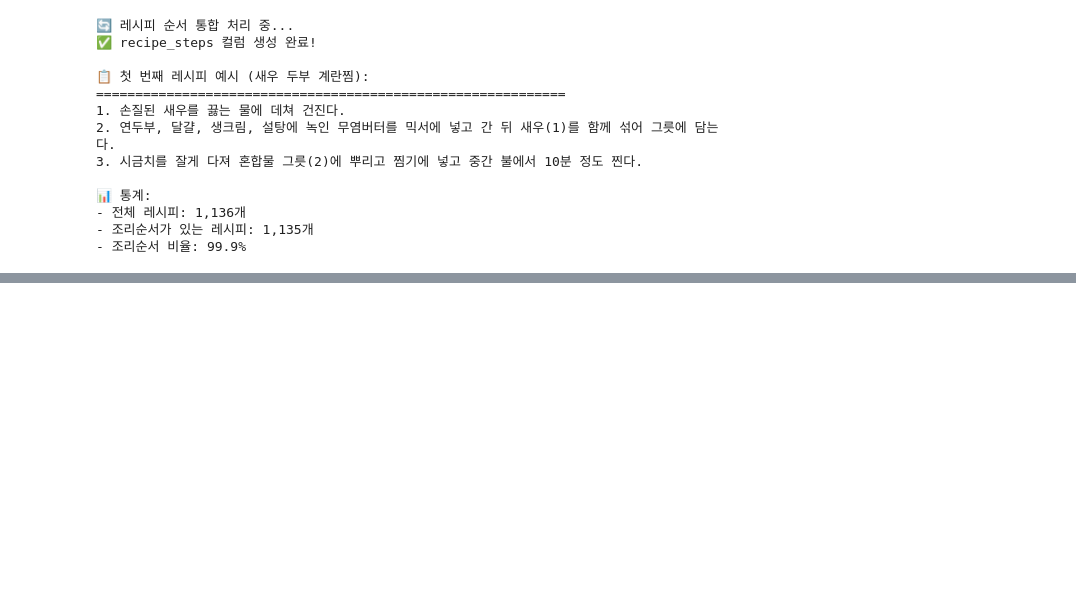
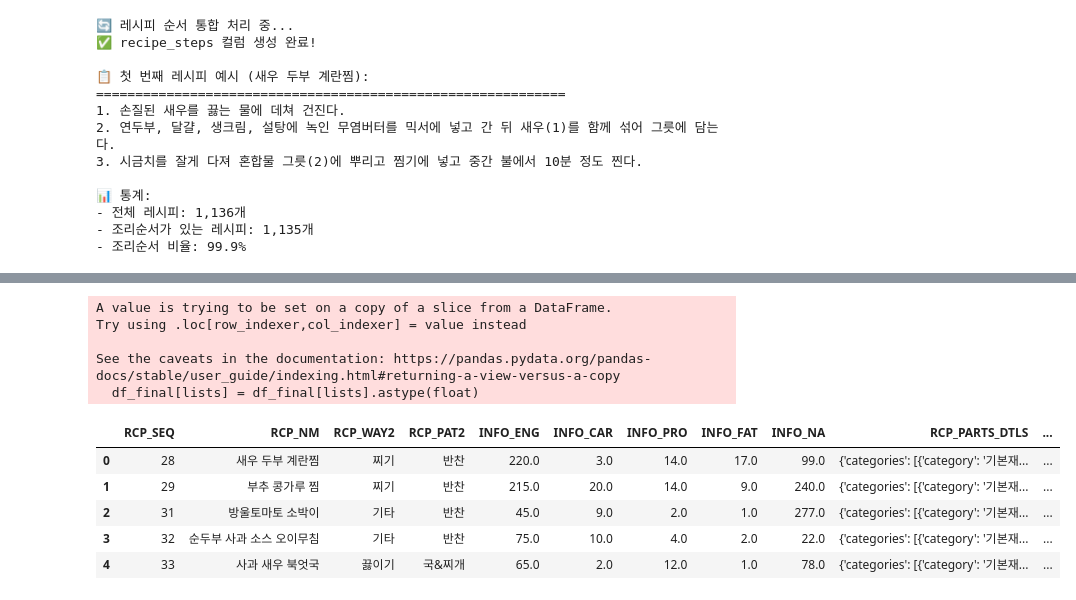
Before and after one commit to HyeonSeongSon/SKN_AFTER_STUDY, a Jupyter notebook: project1/data.ipynb, the cells around one changed output, grey strips where cells are left out. Saved outputs shown, nothing was run; the diff lists cells and outputs as text; code cells hidden in the pictures; blank space fills up the shorter version.

```diff
--- a/project1/data.ipynb
+++ b/project1/data.ipynb
@@ -933,0 +601,27 @@ memory usage: 115.5+ KB
+# %%
+# RCP_PARTS_DTLS 컬럼을 문자열에서 딕셔너리로 변환
+import ast
+
+def convert_string_to_dict(string_dict):
+    """문자열로 된 딕셔너리를 실제 딕셔너리로 변환"""
+    try:
+        return ast.literal_eval(string_dict)
+    except:
+        # 파싱 실패시 빈 딕셔너리 반환
+        return {'categories': []}
+
+print("🔄 RCP_PARTS_DTLS를 문자열에서 딕셔너리로 변환 중...")
+
+# 변환 실행
+df_final['RCP_PARTS_DTLS'] = df_final['RCP_PARTS_DTLS'].apply(convert_string_to_dict)
+
+print("✅ 변환 완료!")
+
+# 결과 확인
+print(f"\n📊 변환 후 데이터 타입: {type(df_final.iloc[0]['RCP_PARTS_DTLS'])}")
+print(f"📋 첫 번째 레시피 재료 정보:")
+first_ingredients = df_final.iloc[0]['RCP_PARTS_DTLS']
+print(f"- 카테고리 개수: {len(first_ingredients['categories'])}")
+print(f"- 첫 번째 카테고리: {first_ingredients['categories'][0]['category']}")
+print(f"- 재료 개수: {len(first_ingredients['categories'][0]['ingredients'])}")
+print(f"- 첫 번째 재료: {first_ingredients['categories'][0]['ingredients'][0]}")
@@ -933,0 +643,9 @@ memory usage: 115.5+ KB
+# %%
+lists = ['INFO_ENG','INFO_CAR','INFO_PRO','INFO_FAT','INFO_NA']
+df_final[lists] = df_final[lists].astype(float)
+# %% [output]
+A value is trying to be set on a copy of a slice from a DataFrame.
+Try using .loc[row_indexer,col_indexer] = value instead
+
+See the caveats in the documentation: https://pandas.pydata.org/pandas-docs/stable/user_guide/indexing.html#returning-a-view-versus-a-copy
+  df_final[lists] = df_final[lists].astype(float)
@@ -933,0 +654,9 @@ memory usage: 115.5+ KB
+# %%
+df_final.head()
+# %% [output]
+|  | RCP_SEQ | RCP_NM | RCP_WAY2 | RCP_PAT2 | INFO_ENG | INFO_CAR | INFO_PRO | INFO_FAT | INFO_NA | RCP_PARTS_DTLS | ... |
+| 0 | 28 | 새우 두부 계란찜 | 찌기 | 반찬 | 220.0 | 3.0 | 14.0 | 17.0 | 99.0 | {'categories': [{'category': '기본재... | ... |
+| 1 | 29 | 부추 콩가루 찜 | 찌기 | 반찬 | 215.0 | 20.0 | 14.0 | 9.0 | 240.0 | {'categories': [{'category': '기본재... | ... |
+| 2 | 31 | 방울토마토 소박이 | 기타 | 반찬 | 45.0 | 9.0 | 2.0 | 1.0 | 277.0 | {'categories': [{'category': '기본재... | ... |
+| 3 | 32 | 순두부 사과 소스 오이무침 | 기타 | 반찬 | 75.0 | 10.0 | 4.0 | 2.0 | 22.0 | {'categories': [{'category': '기본재... | ... |
+| 4 | 33 | 사과 새우 북엇국 | 끓이기 | 국&찌개 | 65.0 | 2.0 | 12.0 | 1.0 | 78.0 | {'categories': [{'category': '기본재... | ... |
```
Also changed, not shown: parts of 19 cells of this notebook, 18 other files.
